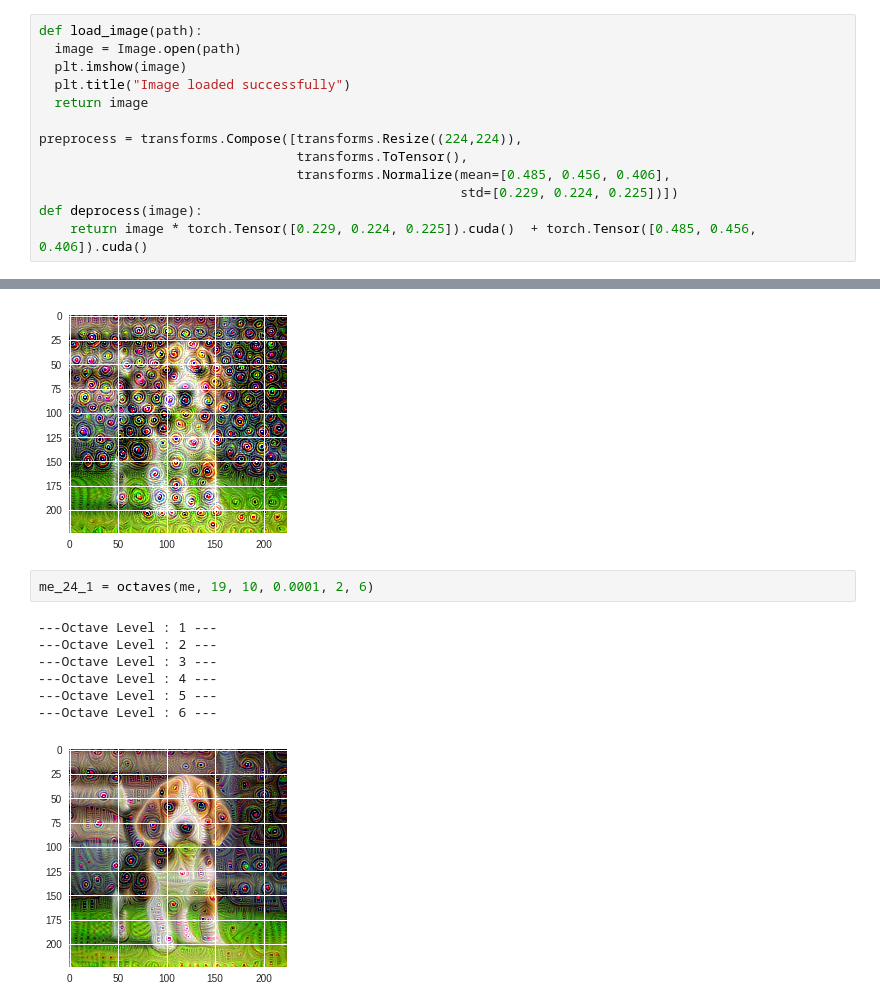
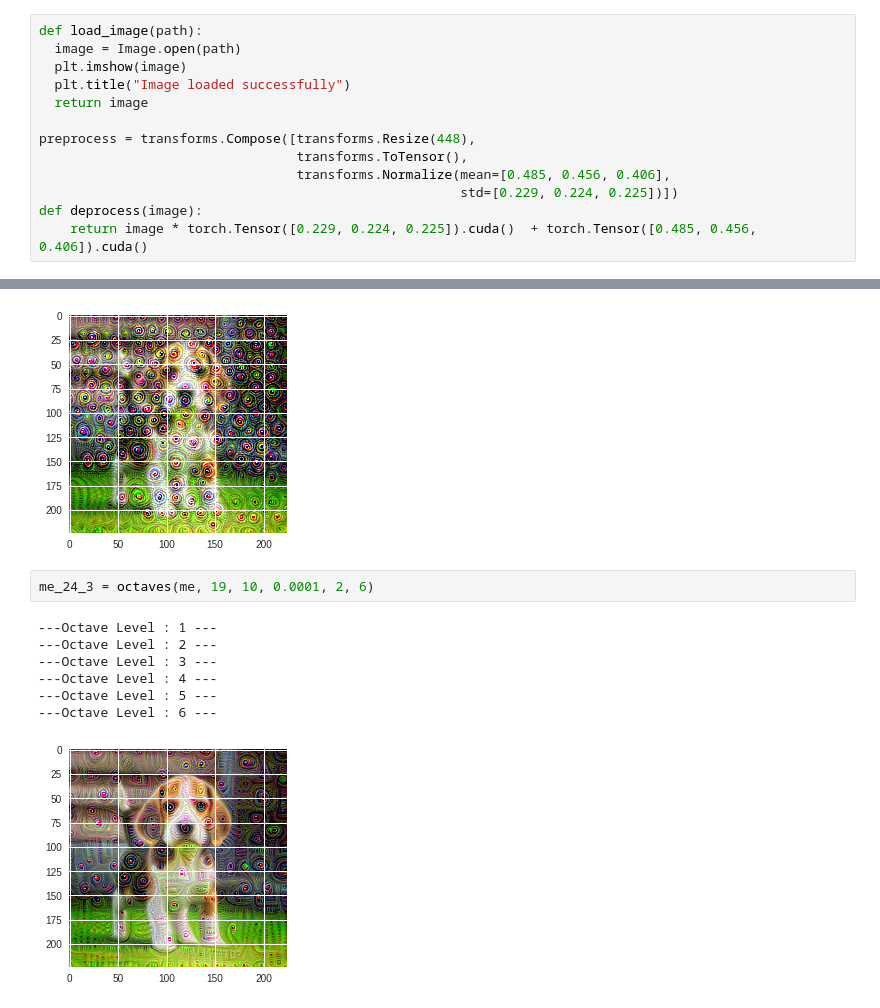
Before and after one commit to saranshkarira/CNN-Visual-Interpretor-PyTorch, a Jupyter notebook: setup.ipynb, the cells around one changed output, grey strips where cells are left out. Drawn from its saved outputs; the diff is of its cells as text.

```diff
--- a/setup.ipynb
+++ b/setup.ipynb
@@ -99,7 +149,7 @@ def load_image(path):
   plt.title("Image loaded successfully")
   return image
 
-preprocess = transforms.Compose([transforms.Resize((224,224)),
+preprocess = transforms.Compose([transforms.Resize(448),
                                  transforms.ToTensor(),
                                  transforms.Normalize(mean=[0.485, 0.456, 0.406],
                                                       std=[0.229, 0.224, 0.225])])
@@ -236,13 +294,13 @@ me_24 = octaves(me, 24, 10, 0.0001, 2, 6)
 ---Octave Level : 6 ---
 [figure]
 # %%
-me_24_1 = octaves(me, 19, 10, 0.0001, 2, 6)
+me_24_3 = octaves(me, 19, 10, 0.0001, 2, 6)
 # %% [output]
 ---Octave Level : 1 ---
 ---Octave Level : 2 ---
 ---Octave Level : 3 ---
 ---Octave Level : 4 ---
 ---Octave Level : 5 ---
 ---Octave Level : 6 ---
-[figure, old version]
+[figure, new version]
 # %%
```
Also changed, not shown: parts of 22 cells of this notebook.
